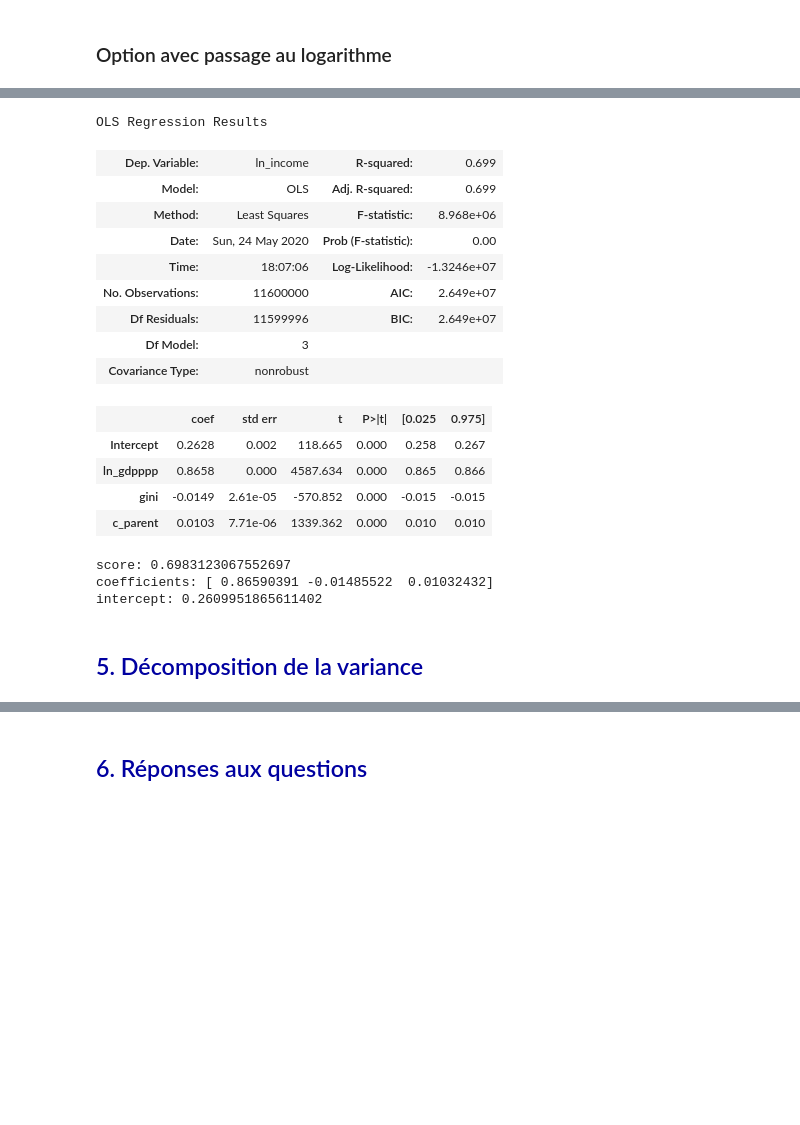
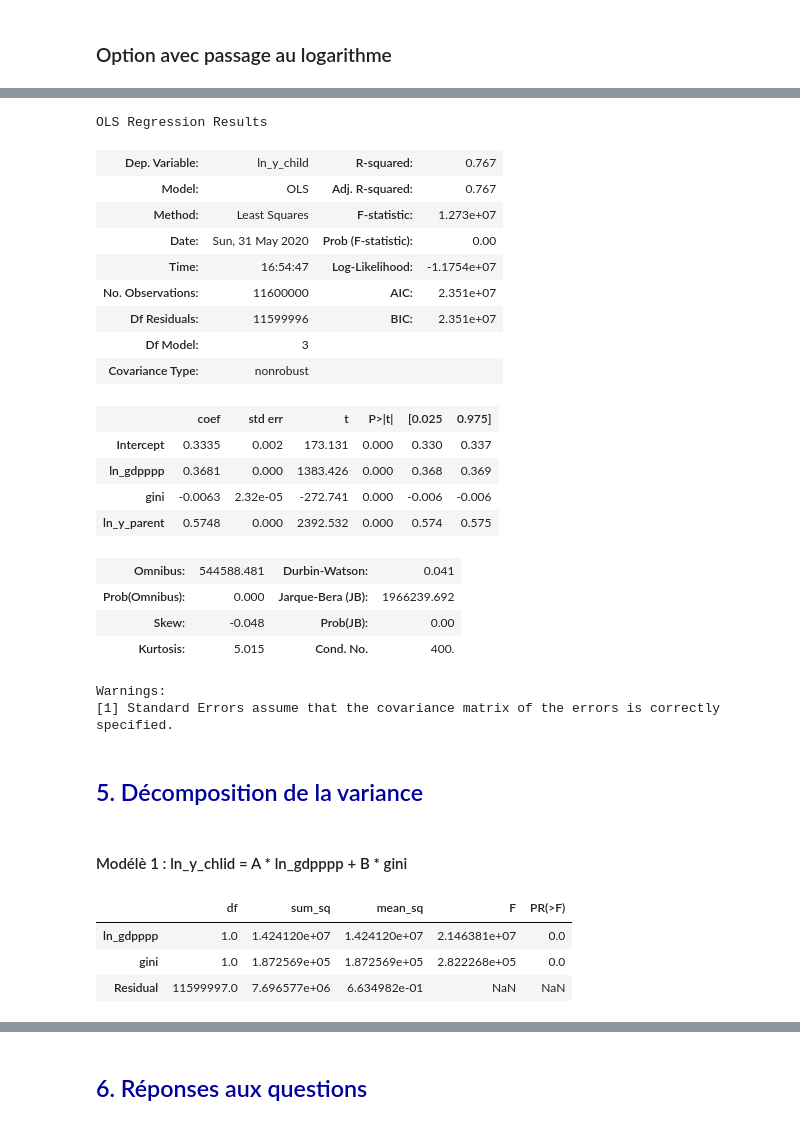
Before and after one commit to Magikpino/Projet9, a Jupyter notebook: Projet7/3- Modélisation P7.ipynb, the cells around one changed output, grey strips where cells are left out. Cells and saved outputs as stored; diff of their text form; code cells hidden in the pictures; blank space fills up the shorter version.

```diff
--- a/Projet7/3- Modélisation P7.ipynb
+++ b/Projet7/3- Modélisation P7.ipynb
@@ -323,0 +289,6 @@ test_fisher
+# %%
+C = df_try.sort_values(['country','c_parent'])
+# %%
+data = pd.merge(C,qunatile_merged, on =['country','c_parent'], how = 'left')
+# %%
+data.rename(columns={'quantile':'c_child','income_x':'y_child','income_y':'y_parent' }, inplace=True)
@@ -325,0 +532,7 @@ test_fisher
+# %%
+# Ajout de variables logarithmiques
+data['ln_y_child'] = np.log(data["y_child"])
+data['ln_gdpppp'] = np.log(data["gdpppp"])
+data['ln_y_parent'] = np.log(data["y_parent"])
+
+data
@@ -490,38 +684,38 @@ df_try
 # %%
-reg4 = smf.ols('ln_income ~ ln_gdpppp + gini + c_parent ', data=df_try)
+reg4 = smf.ols('ln_y_child ~ ln_gdpppp + gini + ln_y_parent  ', data=data)
 reg_multi4 = reg4.fit()
-reg_multi4.summary().tables[0]
+reg_multi4.summary()
 # %% [output]
 OLS Regression Results
-| Dep. Variable: | ln_income | R-squared: | 0.699 |
-| Model: | OLS | Adj. R-squared: | 0.699 |
-| Method: | Least Squares | F-statistic: | 8.968e+06 |
-| Date: | Sun, 24 May 2020 | Prob (F-statistic): | 0.00 |
-| Time: | 18:07:06 | Log-Likelihood: | -1.3246e+07 |
-| No. Observations: | 11600000 | AIC: | 2.649e+07 |
-| Df Residuals: | 11599996 | BIC: | 2.649e+07 |
+| Dep. Variable: | ln_y_child | R-squared: | 0.767 |
+| Model: | OLS | Adj. R-squared: | 0.767 |
+| Method: | Least Squares | F-statistic: | 1.273e+07 |
+| Date: | Sun, 31 May 2020 | Prob (F-statistic): | 0.00 |
+| Time: | 16:54:47 | Log-Likelihood: | -1.1754e+07 |
+| No. Observations: | 11600000 | AIC: | 2.351e+07 |
+| Df Residuals: | 11599996 | BIC: | 2.351e+07 |
 | Df Model: | 3 |  |  |
 | Covariance Type: | nonrobust |  |  |
+|  | coef | std err | t | P>|t| | [0.025 | 0.975] |
+| Intercept | 0.3335 | 0.002 | 173.131 | 0.000 | 0.330 | 0.337 |
+| ln_gdpppp | 0.3681 | 0.000 | 1383.426 | 0.000 | 0.368 | 0.369 |
+| gini | -0.0063 | 2.32e-05 | -272.741 | 0.000 | -0.006 | -0.006 |
+| ln_y_parent | 0.5748 | 0.000 | 2392.532 | 0.000 | 0.574 | 0.575 |
+| Omnibus: | 544588.481 | Durbin-Watson: | 0.041 |
+| Prob(Omnibus): | 0.000 | Jarque-Bera (JB): | 1966239.692 |
+| Skew: | -0.048 | Prob(JB): | 0.00 |
+| Kurtosis: | 5.015 | Cond. No. | 400. |
+Warnings:
+[1] Standard Errors assume that the covariance matrix of the errors is correctly specified.
-# %%
-reg_multi4.summary().tables[1]
-# %% [output]
-|  | coef | std err | t | P>|t| | [0.025 | 0.975] |
-| Intercept | 0.2628 | 0.002 | 118.665 | 0.000 | 0.258 | 0.267 |
-| ln_gdpppp | 0.8658 | 0.000 | 4587.634 | 0.000 | 0.865 | 0.866 |
-| gini | -0.0149 | 2.61e-05 | -570.852 | 0.000 | -0.015 | -0.015 |
-| c_parent | 0.0103 | 7.71e-06 | 1339.362 | 0.000 | 0.010 | 0.010 |
-# %%
-Y=df_try["ln_income"].values
-X=df_try[["ln_gdpppp","gini",'c_parent']]
-
-X_train,X_test,Y_train,Y_test=train_test_split(X,Y)
-model4=LinearRegression().fit(X_train,Y_train)
-print('score:',model4.score(X_test,Y_test))
-print('coefficients:',model4.coef_)
-print('intercept:',model4.intercept_)
-# %% [output]
-score: 0.6983123067552697
-coefficients: [ 0.86590391 -0.01485522  0.01032432]
-intercept: 0.2609951865611402
 # %% [markdown]
 ## <font color="#0000a0">5. Décomposition de la variance</font>
+# %% [markdown]
+#### Modélè 1 : ln_y_chlid = A * ln_gdpppp + B * gini
+# %%
+anova_model1 = sm.stats.anova_lm(reg_multi_log2, typ=1)
+anova_model1
+# %% [output]
+|  | df | sum_sq | mean_sq | F | PR(>F) |
+| ln_gdpppp | 1.0 | 1.424120e+07 | 1.424120e+07 | 2.146381e+07 | 0.0 |
+| gini | 1.0 | 1.872569e+05 | 1.872569e+05 | 2.822268e+05 | 0.0 |
+| Residual | 11599997.0 | 7.696577e+06 | 6.634982e-01 | NaN | NaN |
```
Also changed, not shown: parts of 65 cells of this notebook.
